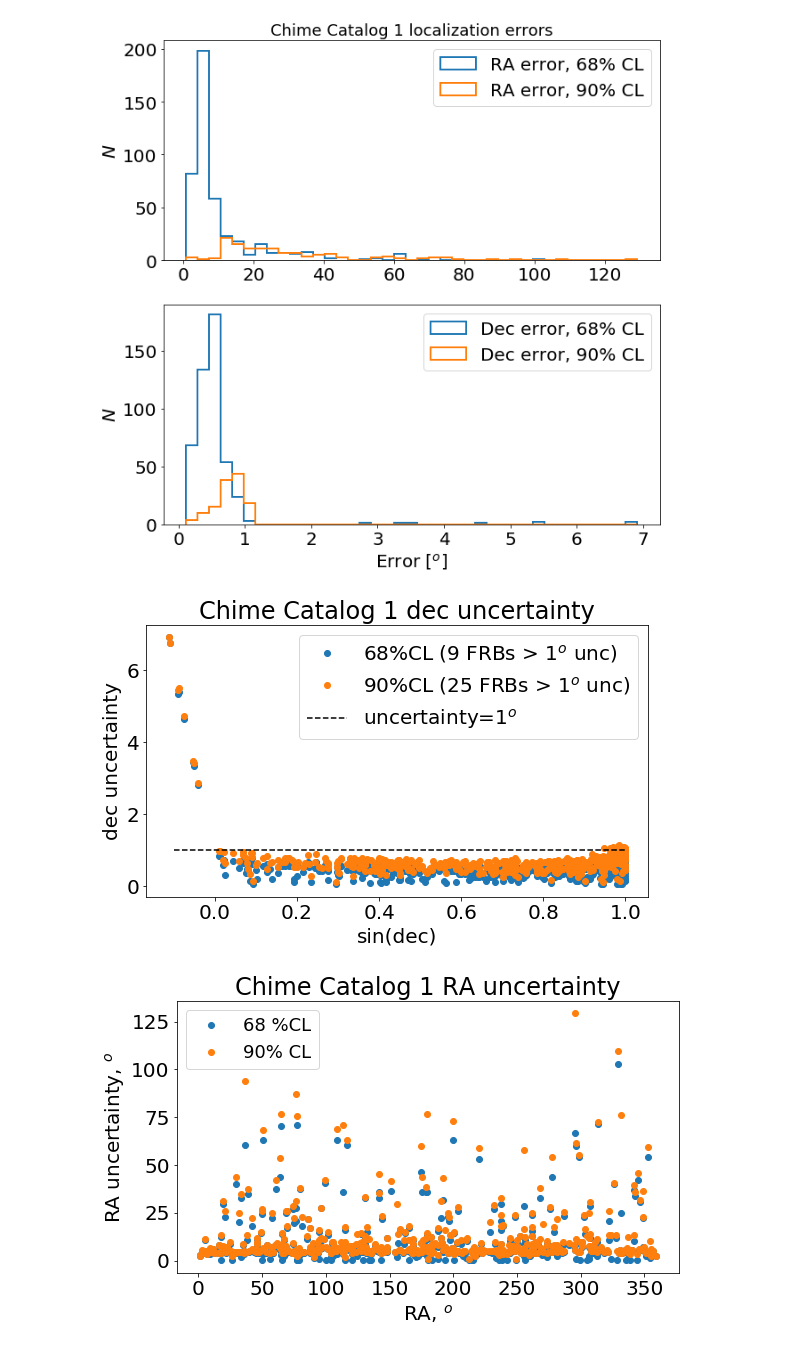
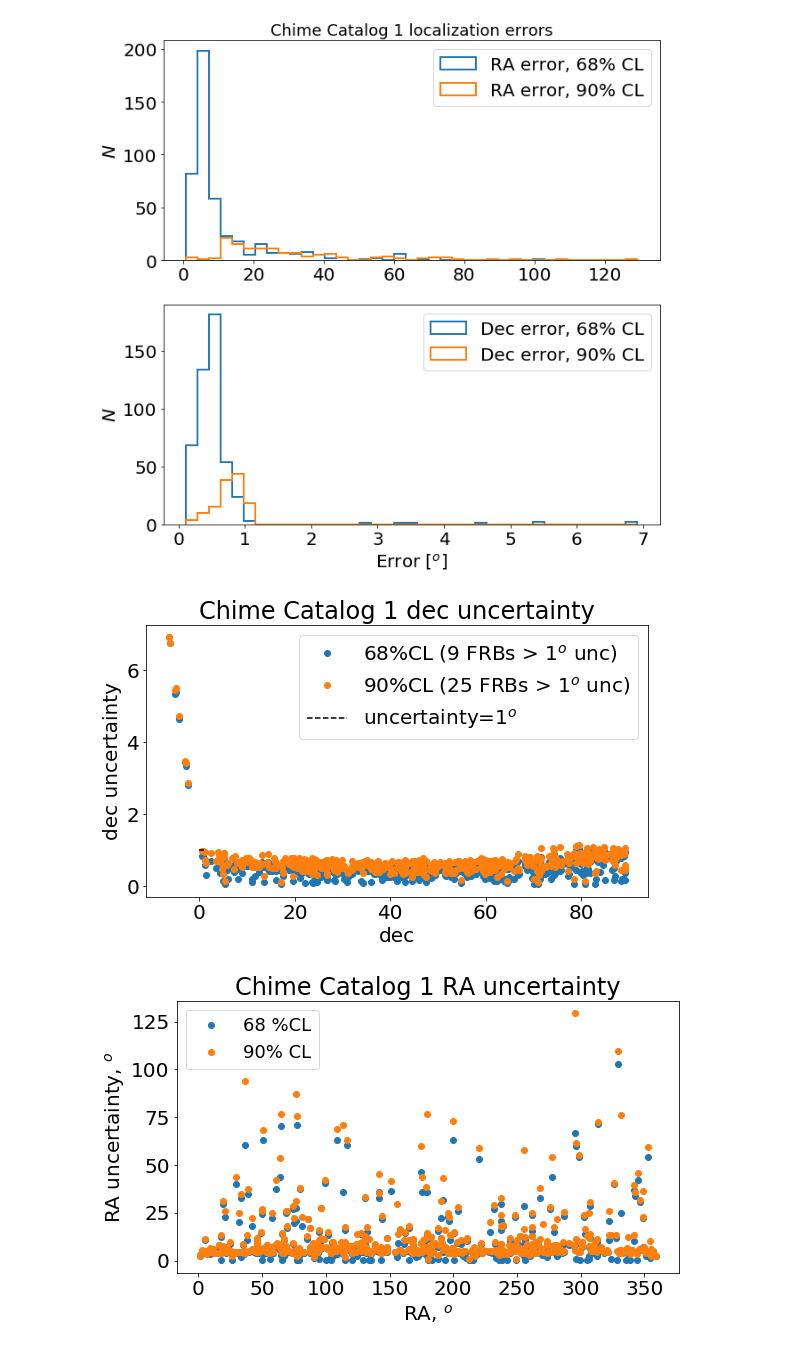
Before and after one commit to jessiethw/FRB, a Jupyter notebook: localizations.ipynb, the cells around one changed output. Saved outputs shown, nothing was run; the diff lists cells and outputs as text; code cells hidden in the pictures.

```diff
--- a/localizations.ipynb
+++ b/localizations.ipynb
@@ -141,26 +141,26 @@ Text(0.5,1,'Chime Catalog 1 localization errors')
 # %%
 fig, ax = plt.subplots(figsize=(9,5))
 w_unc_68=np.where(np.asarray(new_localizations['dec_unc_68'])>1.)[0]
 w_unc_90=np.where(np.asarray(new_localizations['dec_unc_90'])>1.)[0]
 
-plt.plot(np.sin(np.radians(new_localizations['dec'])), new_localizations['dec_unc_68'],
+plt.plot(new_localizations['dec'], new_localizations['dec_unc_68'],
          'o', label='68%CL ('+str(len(w_unc_68))+r' FRBs > 1$^o$ unc)', color='C0')
-plt.plot(np.sin(np.radians(new_localizations['dec'])), new_localizations['dec_unc_90'],
+plt.plot(new_localizations['dec'], new_localizations['dec_unc_90'],
          'o', label='90%CL ('+str(len(w_unc_90))+r' FRBs > 1$^o$ unc)', color='C1')
 ax.set_ylabel(r'dec uncertainty')
-ax.set_xlabel(r'sin(dec)')
+ax.set_xlabel(r'dec')
 ax.set_title(r'Chime Catalog 1 dec uncertainty')
 plt.plot(np.linspace(-0.1,1.0,50), np.ones(50), '--',color='black', label=r'uncertainty=1$^o$')
 plt.legend()
 
 #w_unc=np.where(np.asarray(new_localizations['dec_unc_90'])>1.)[0]
 #high_unc=[[new_localizations['dec'][u] for u in w_unc],
 #          [new_localizations['dec_unc_90'][u] for u in w_unc]]
 #plt.plot(np.sin(np.radians(high_unc[0])), high_unc[1], 'o', label=r'uncertainty > 1$^o$',
 #        color='C1')
-plt.savefig('/home/jthwaites/public_html/frb_param_plots/cat1_decunc2.png')
+plt.savefig('/home/jthwaites/public_html/frb_param_plots/cat1_decunc.png')
 # %% [output]
-[figure, old version]
+[figure, new version]
 # %%
 fig, ax = plt.subplots(figsize=(9,5))
 plt.plot(new_localizations['ra'], new_localizations['ra_unc_68'],
```
Also changed, not shown: parts of 5 cells of this notebook, 3 other files.
